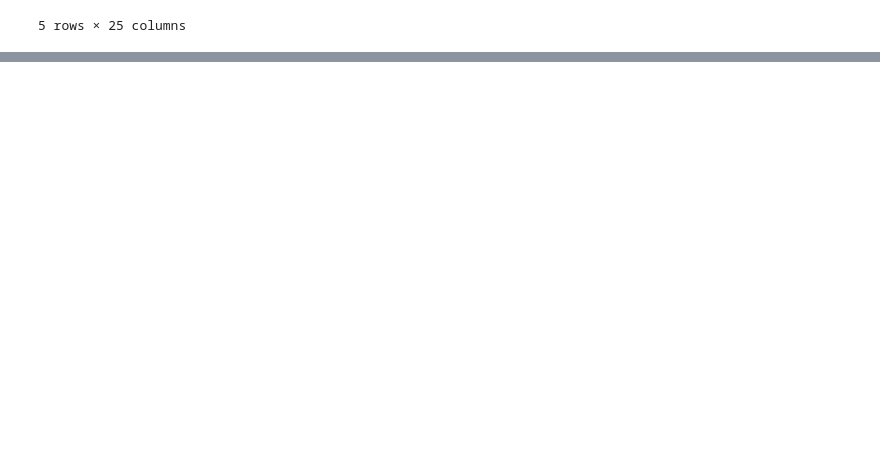
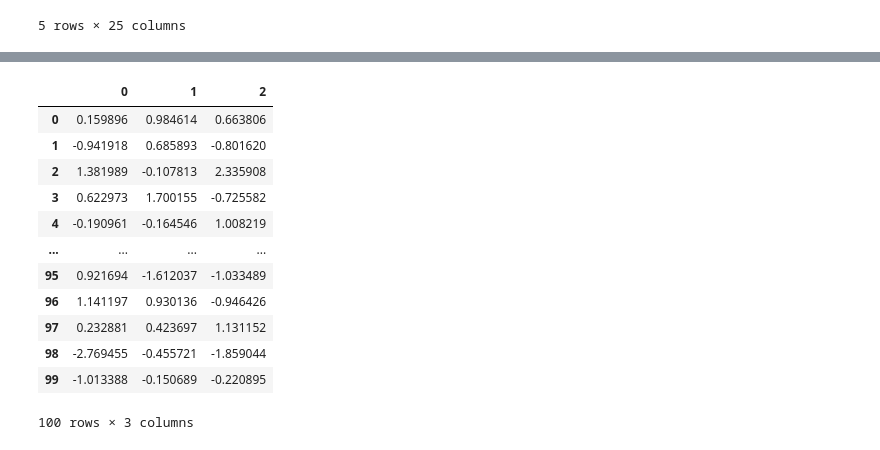
Before and after one commit to FransiscoReadyPermana/Weather-Prediction, a Jupyter notebook: Jakarta/2.ipynb, the cells around one changed output, grey strips where cells are left out. Cells and saved outputs as stored; diff of their text form; code cells hidden in the pictures; blank space fills up the shorter version.

```diff
--- a/Jakarta/2.ipynb
+++ b/Jakarta/2.ipynb
@@ -374,3 +377,24 @@ Fitting 3 folds for each of 500 candidates, totalling 1500 fits
     accuracy                           0.70      1680
    macro avg       0.68      0.68      0.68      1680
 weighted avg       0.70      0.70      0.70      1680
+# %%
+import pandas as pd
+import numpy as np
+df = pd.DataFrame(np.random.randn(100, 3))
+
+from scipy import stats
+df[(np.abs(stats.zscore(df)) < 3).all(axis=1)]
+# %% [output]
+|  | 0 | 1 | 2 |
+| 0 | 0.159896 | 0.984614 | 0.663806 |
+| 1 | -0.941918 | 0.685893 | -0.801620 |
+| 2 | 1.381989 | -0.107813 | 2.335908 |
+| 3 | 0.622973 | 1.700155 | -0.725582 |
+| 4 | -0.190961 | -0.164546 | 1.008219 |
+| ... | ... | ... | ... |
+| 95 | 0.921694 | -1.612037 | -1.033489 |
+| 96 | 1.141197 | 0.930136 | -0.946426 |
+| 97 | 0.232881 | 0.423697 | 1.131152 |
+| 98 | -2.769455 | -0.455721 | -1.859044 |
+| 99 | -1.013388 | -0.150689 | -0.220895 |
+100 rows × 3 columns
```
Also changed, not shown: parts of 3 cells of this notebook, 15 other files.
